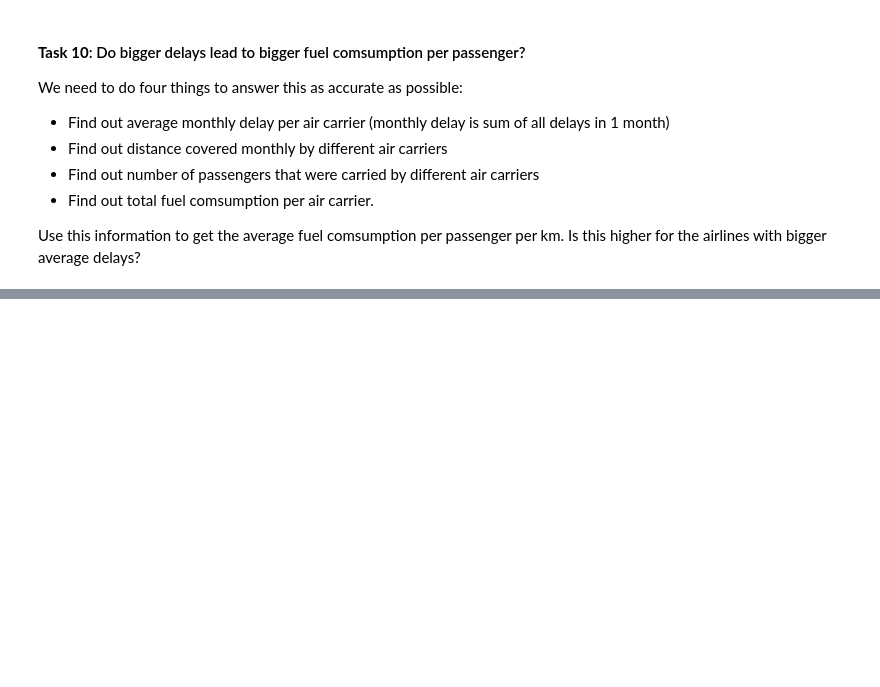
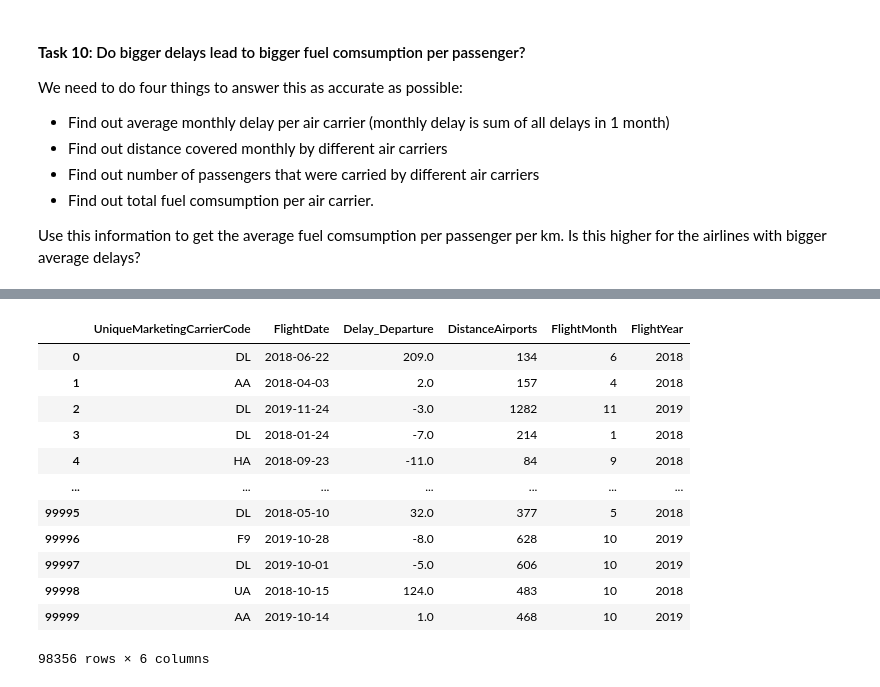
Before and after one commit to hapl/predict-flight-delays, a Jupyter notebook: src/modules/exploratory_analysis_hugo.ipynb, the cells around one changed output, grey strips where cells are left out. Saved outputs shown, nothing was run; the diff lists cells and outputs as text; code cells hidden in the pictures; blank space fills up the shorter version.

```diff
--- a/src/modules/exploratory_analysis_hugo.ipynb
+++ b/src/modules/exploratory_analysis_hugo.ipynb
@@ -32,6 +32,9 @@ def prepare_data_flights(df):
 #change datetime columns and rename columns for easier understanding
     df['fl_date'] = df['fl_date'].astype('datetime64[ns]')
     df.rename(columns={'fl_date': 'FlightDate'}, inplace=True)
+    df['FlightDay'] = pd.DatetimeIndex(df['FlightDate']).day
+    df['FlightMonth'] = pd.DatetimeIndex(df['FlightDate']).month
+    df['FlightYear'] = pd.DatetimeIndex(df['FlightDate']).year
 
     df['crs_dep_time'] = pd.to_datetime(df['crs_dep_time'], unit='m', errors='coerce').dt.strftime("%H:%M")
     df['crs_arr_time'] = pd.to_datetime(df['crs_arr_time'], unit='m', errors='coerce').dt.strftime("%H:%M")
@@ -346,0 +396,20 @@ Use this information to get the average fuel comsumption per passenger per km. I
+# %%
+df_delays_flights = df_flights_clean[['UniqueMarketingCarrierCode','FlightDate','Delay_Departure','DistanceAirports' ,'FlightMonth','FlightYear']]
+
+df_delays_flights = df_delays_flights.dropna()
+
+df_delays_flights
+# %% [output]
+|  | UniqueMarketingCarrierCode | FlightDate | Delay_Departure | DistanceAirports | FlightMonth | FlightYear |
+| 0 | DL | 2018-06-22 | 209.0 | 134 | 6 | 2018 |
+| 1 | AA | 2018-04-03 | 2.0 | 157 | 4 | 2018 |
+| 2 | DL | 2019-11-24 | -3.0 | 1282 | 11 | 2019 |
+| 3 | DL | 2018-01-24 | -7.0 | 214 | 1 | 2018 |
+| 4 | HA | 2018-09-23 | -11.0 | 84 | 9 | 2018 |
+| ... | ... | ... | ... | ... | ... | ... |
+| 99995 | DL | 2018-05-10 | 32.0 | 377 | 5 | 2018 |
+| 99996 | F9 | 2019-10-28 | -8.0 | 628 | 10 | 2019 |
+| 99997 | DL | 2019-10-01 | -5.0 | 606 | 10 | 2019 |
+| 99998 | UA | 2018-10-15 | 124.0 | 483 | 10 | 2018 |
+| 99999 | AA | 2019-10-14 | 1.0 | 468 | 10 | 2019 |
+98356 rows × 6 columns
```
Also changed, not shown: parts of 20 cells of this notebook, 4 other files.
